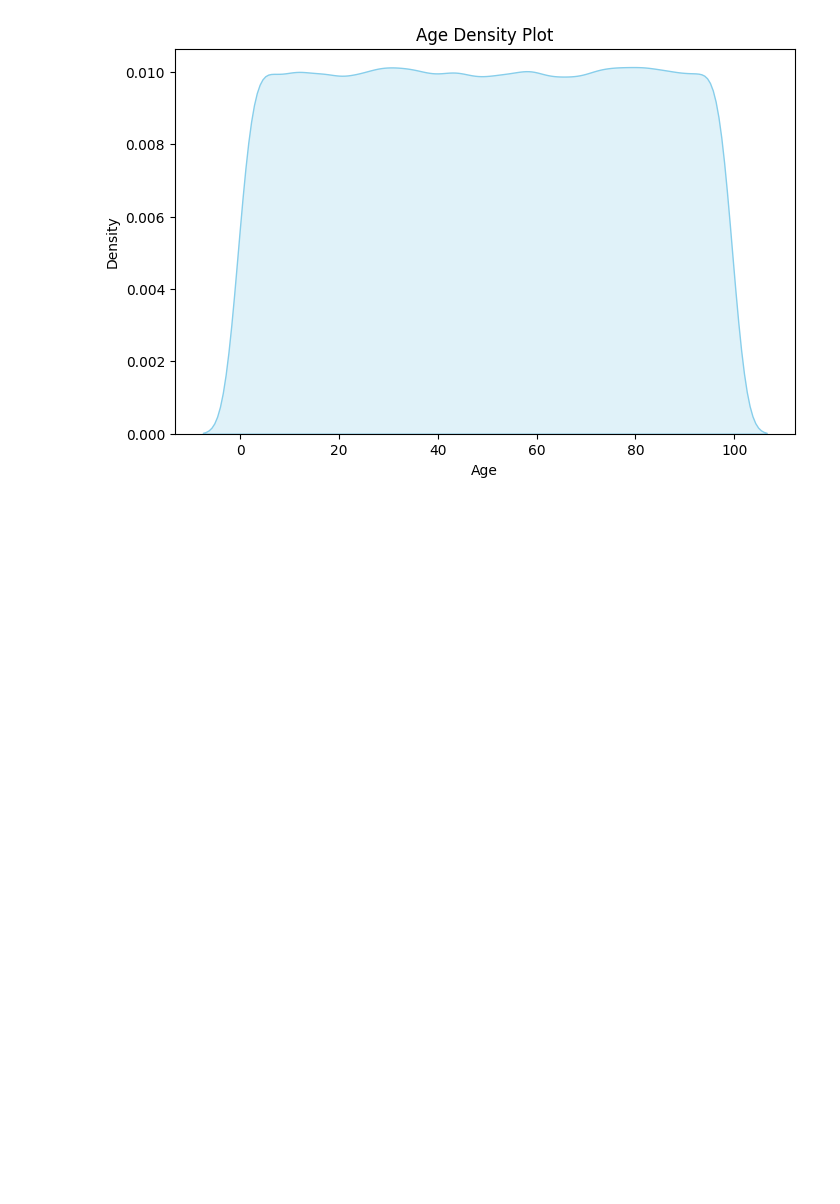
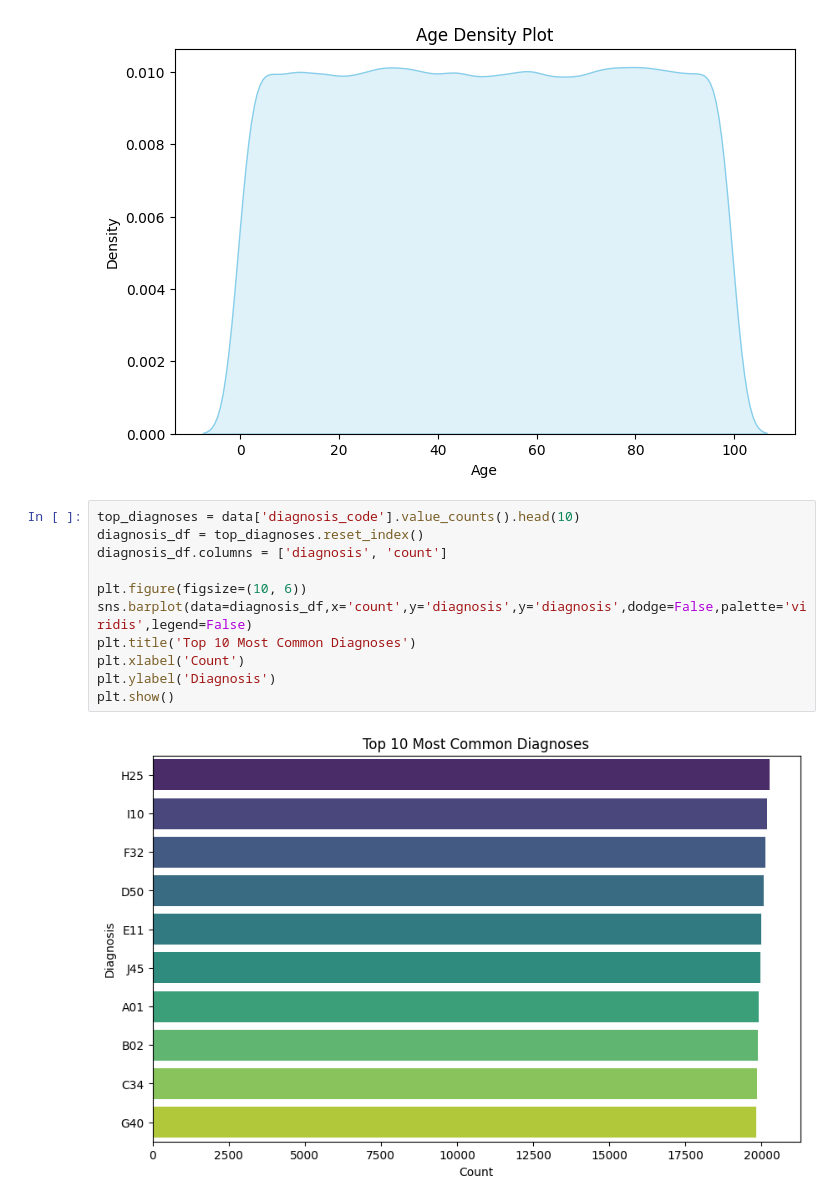
Before and after one commit to Thaheer7/portfolio, a Jupyter notebook: Untitled3.ipynb, the cells around one changed output. Drawn from its saved outputs; the diff is of its cells as text; blank space fills up the shorter version.

```diff
--- a/Untitled3.ipynb
+++ b/Untitled3.ipynb
@@ -439,3 +513,16 @@ if 'age' in data.columns:
     plt.show()
 # %% [output]
 [figure]
+# %%
+top_diagnoses = data['diagnosis_code'].value_counts().head(10)
+diagnosis_df = top_diagnoses.reset_index()
+diagnosis_df.columns = ['diagnosis', 'count']
+
+plt.figure(figsize=(10, 6))
+sns.barplot(data=diagnosis_df,x='count',y='diagnosis',y='diagnosis',dodge=False,palette='viridis',legend=False)
+plt.title('Top 10 Most Common Diagnoses')
+plt.xlabel('Count')
+plt.ylabel('Diagnosis')
+plt.show()
+# %% [output]
+[figure, added]
```
Also changed, not shown: parts of 4 cells of this notebook.
